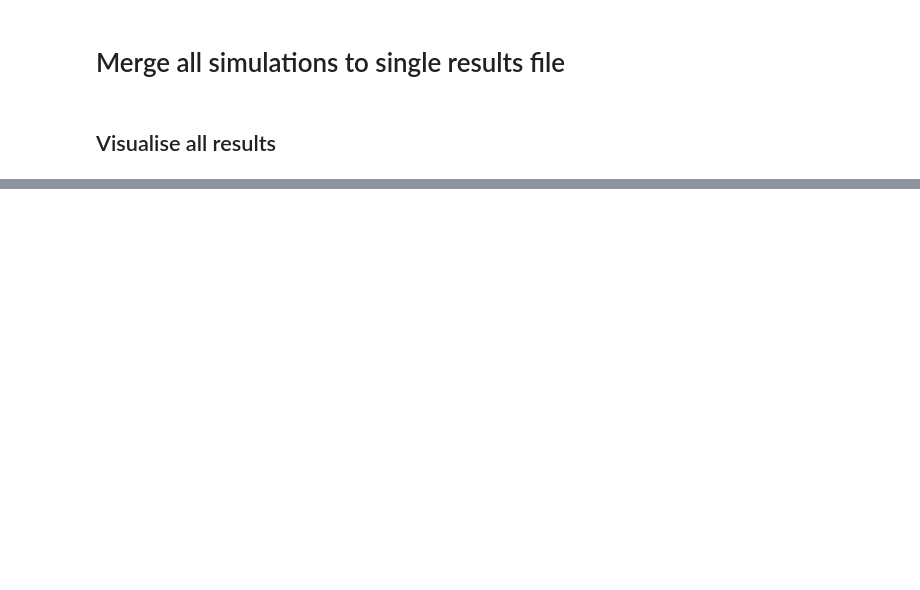
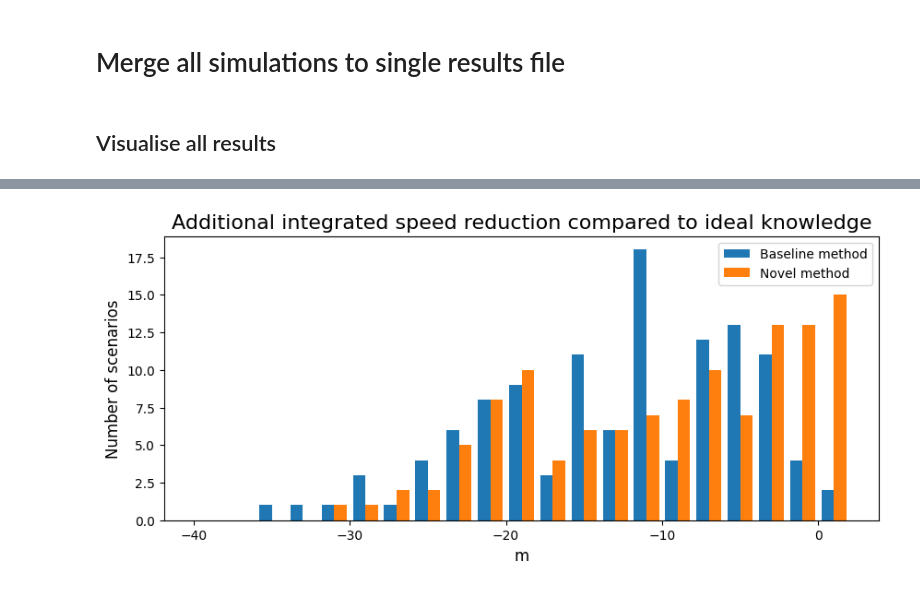
Before and after one commit to haastregt/occlusion_tracking, a Jupyter notebook: highd_scenarios.ipynb, the cells around one changed output, grey strips where cells are left out. Saved outputs shown, nothing was run; the diff lists cells and outputs as text; code cells hidden in the pictures; blank space fills up the shorter version.

```diff
--- a/highd_scenarios.ipynb
+++ b/highd_scenarios.ipynb
@@ -97,0 +116,15 @@ Selection of no improvements:  ['ZAM_HighD-36_4_T-1' 'ZAM_HighD-34_2_T-1' 'ZAM_H
+# %%
+
+if plot_integrated_speed_reduction:
+    fig = plt.figure(figsize=(10,4))
+    plt.hist([filtered_results["integrated_vel_reduction_baseline"] - filtered_results["integrated_vel_reduction_ideal"],
+              filtered_results["integrated_vel_reduction_novel"] - filtered_results["integrated_vel_reduction_ideal"]],
+             np.arange(-40.0001, 3.9999,2),
+             label = ["novel method", "baseline method"])
+    plt.title("Additional integrated speed reduction compared to ideal knowledge", fontsize=TITLESIZE)
+    plt.xlabel("m", fontsize=LABELSIZE)
+    plt.ylabel("Number of scenarios", fontsize=LABELSIZE)
+    plt.legend(["Baseline method", "Novel method"])
+    plt.show()
+# %% [output]
+[figure, added]
```
Also changed, not shown: parts of 14 cells of this notebook, 1 other file.
